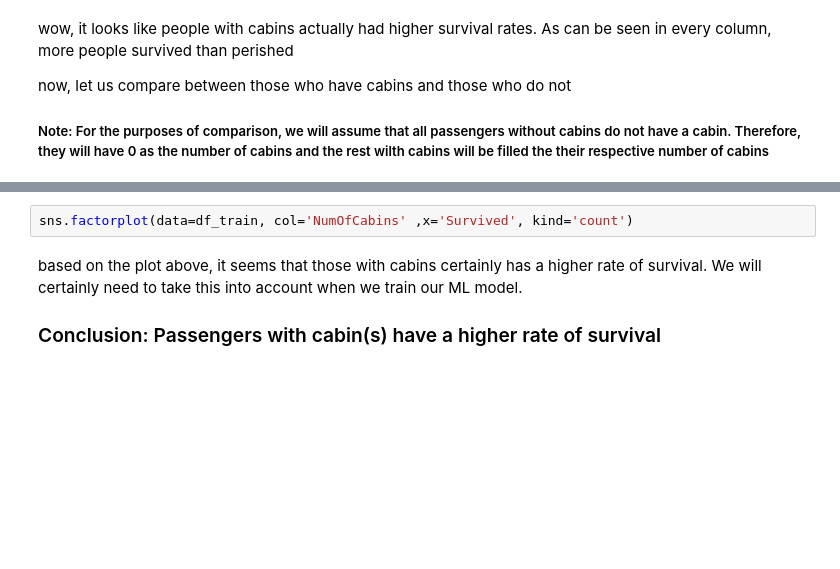
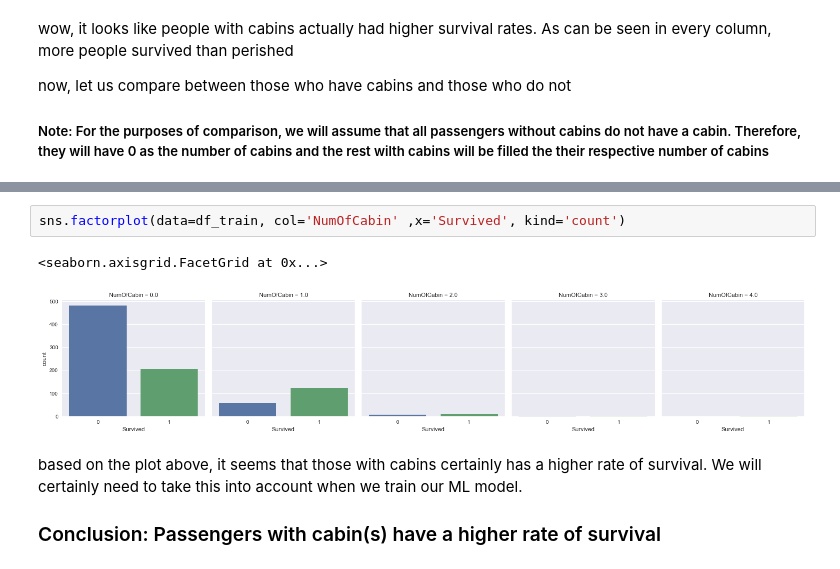
Before and after one commit to boonsiangteh/boonsiangteh.github.io, a Jupyter notebook: Boon_EDA_with_Titanic_Dataset.ipynb, the cells around one changed output, grey strips where cells are left out. Cells and saved outputs as stored; diff of their text form; blank space fills up the shorter version.

```diff
--- a/Boon_EDA_with_Titanic_Dataset.ipynb
+++ b/Boon_EDA_with_Titanic_Dataset.ipynb
@@ -323,5 +594,8 @@ sns.factorplot(data=df_train, x='NumOfCabins', kind='count')
 # %%
-sns.factorplot(data=df_train, col='NumOfCabins' ,x='Survived', kind='count')
+sns.factorplot(data=df_train, col='NumOfCabin' ,x='Survived', kind='count')
+# %% [output]
+<seaborn.axisgrid.FacetGrid at 0x...>
+[figure, added]
 # %% [markdown]
 based on the plot above, it seems that those with cabins certainly has a higher rate of survival. We will certainly need to take this into account when we train our ML model.
 
```
Also changed, not shown: parts of 59 cells of this notebook, 1 other file.
